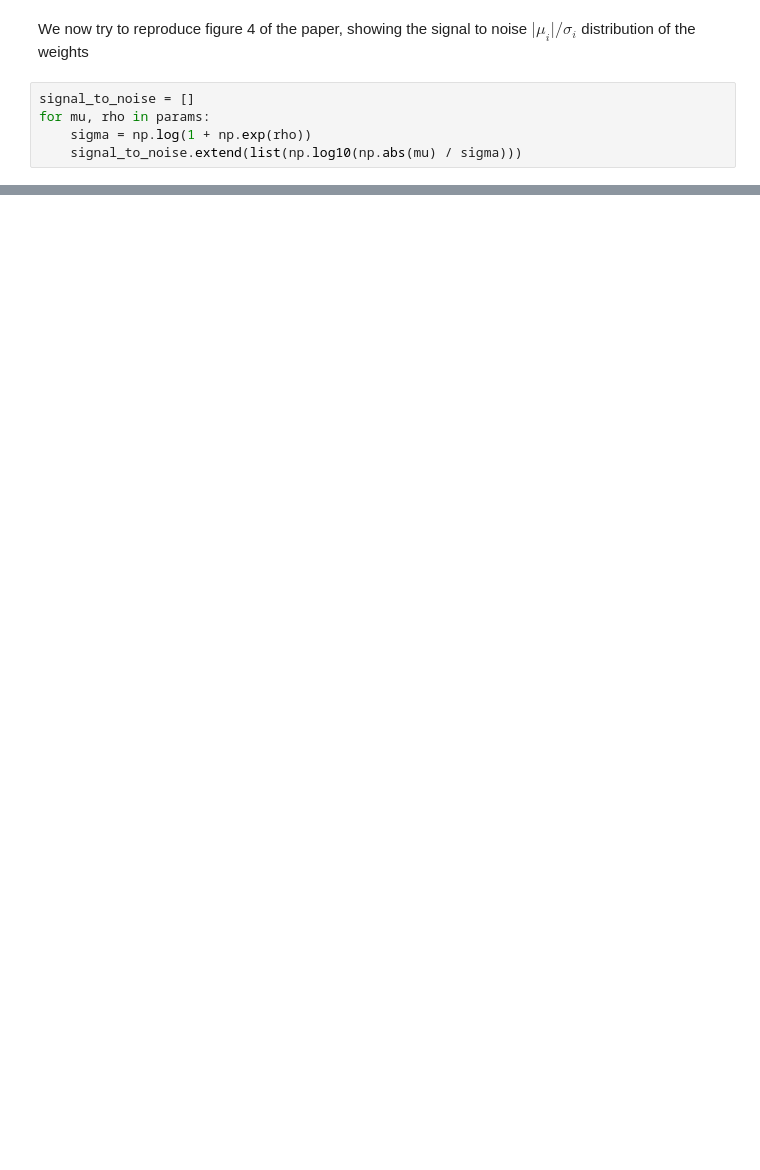
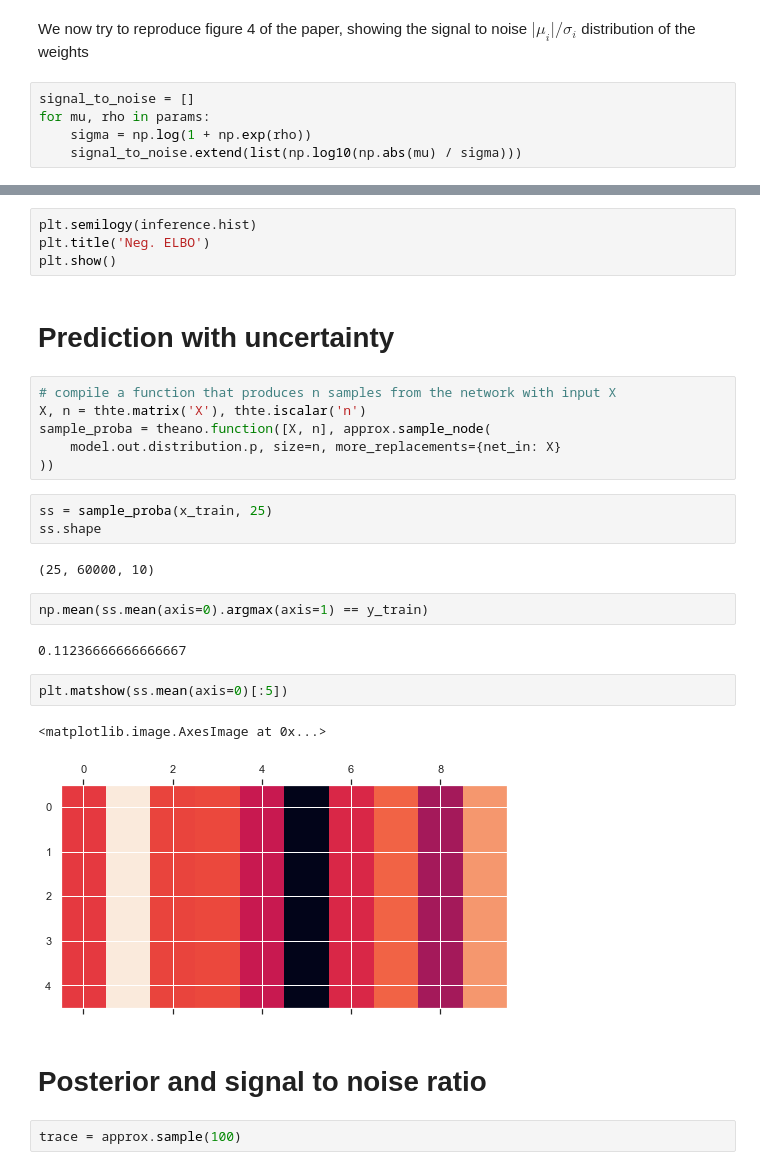
Before and after one commit to e-dorigatti/gaussian_processes, a Jupyter notebook: bayes_by_backprop.ipynb, the cells around one changed output, grey strips where cells are left out. Saved outputs shown, nothing was run; the diff lists cells and outputs as text; blank space fills up the shorter version.

```diff
--- a/bayes_by_backprop.ipynb
+++ b/bayes_by_backprop.ipynb
@@ -824,0 +930,30 @@ sns.distplot(signal_to_noise, hist=False, kde_kws={'cumulative': True})
+# %%
+plt.semilogy(inference.hist)
+plt.title('Neg. ELBO')
+plt.show()
+# %% [markdown]
+# Prediction with uncertainty
+# %%
+# compile a function that produces n samples from the network with input X
+X, n = thte.matrix('X'), thte.iscalar('n')
+sample_proba = theano.function([X, n], approx.sample_node(
+    model.out.distribution.p, size=n, more_replacements={net_in: X}
+))
+# %%
+ss = sample_proba(x_train, 25)
+ss.shape
+# %% [output]
+(25, 60000, 10)
+# %%
+np.mean(ss.mean(axis=0).argmax(axis=1) == y_train)
+# %% [output]
+0.11236666666666667
+# %%
+plt.matshow(ss.mean(axis=0)[:5])
+# %% [output]
+<matplotlib.image.AxesImage at 0x...>
+[figure, added]
+# %% [markdown]
+# Posterior and signal to noise ratio
+# %%
+trace = approx.sample(100)
```
Also changed, not shown: parts of 23 cells of this notebook.
